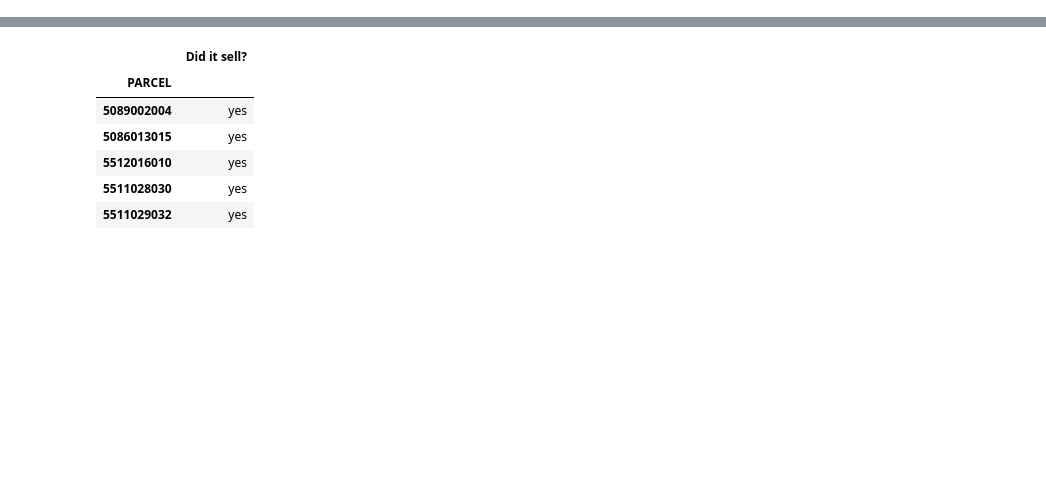
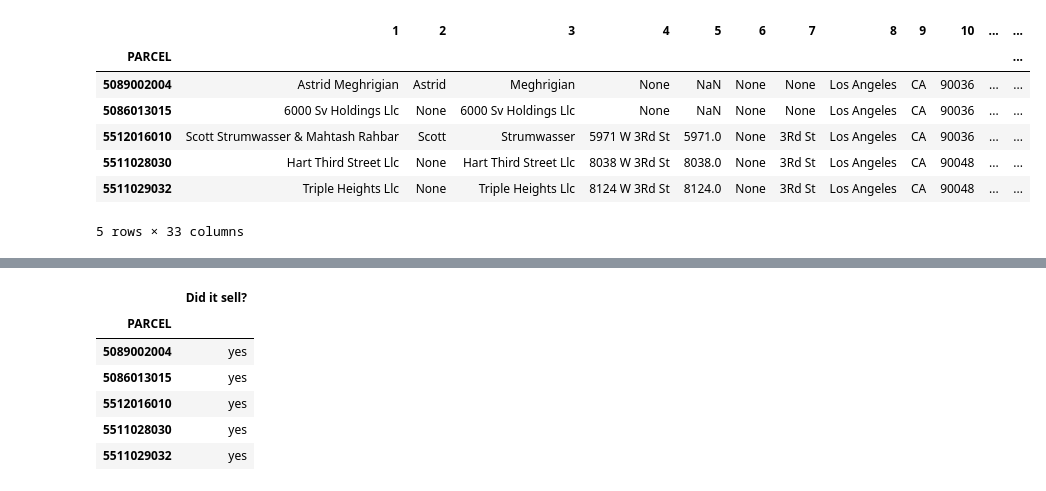
Before and after one commit to mhorstman/Final_Project_Team_1, a Jupyter notebook: Beverly_Grove.ipynb, the cells around one changed output, grey strips where cells are left out. Cells and saved outputs as stored; diff of their text form; code cells hidden in the pictures; blank space fills up the shorter version.

```diff
--- a/Beverly_Grove.ipynb
+++ b/Beverly_Grove.ipynb
@@ -105,0 +121,4 @@ Beverly_Grove_Sales_df.head()
+# %%
+conn = psycopg2.connect(host="localhost", port = 5432, database="beverly_grove_sales", user="postgres", password="mTM36[TU")
+# %%
+cur = conn.cursor()
@@ -105,0 +127,2 @@ Beverly_Grove_Sales_df.head()
+# %%
+query_results2 = cur.fetchall()
@@ -105,0 +140,15 @@ Beverly_Grove_Sales_df.head()
+# %%
+# change the index to to be the first column
+
+Beverly_Grove_Sales_df = Beverly_Grove_Sales_df.rename(columns={0:'PARCEL'})
+Beverly_Grove_Sales_df.set_index('PARCEL', inplace=True)
+Beverly_Grove_Sales_df.head()
+# %% [output]
+|  | 1 | 2 | 3 | 4 | 5 | 6 | 7 | 8 | 9 | 10 | ... | ... |
+| PARCEL |  |  |  |  |  |  |  |  |  |  |  | ... |
+| 5089002004 | Astrid Meghrigian | Astrid | Meghrigian | None | NaN | None | None | Los Angeles | CA | 90036 | ... | ... |
+| 5086013015 | 6000 Sv Holdings Llc | None | 6000 Sv Holdings Llc | None | NaN | None | None | Los Angeles | CA | 90036 | ... | ... |
+| 5512016010 | Scott Strumwasser & Mahtash Rahbar | Scott | Strumwasser | 5971 W 3Rd St | 5971.0 | None | 3Rd St | Los Angeles | CA | 90036 | ... | ... |
+| 5511028030 | Hart Third Street Llc | None | Hart Third Street Llc | 8038 W 3Rd St | 8038.0 | None | 3Rd St | Los Angeles | CA | 90048 | ... | ... |
+| 5511029032 | Triple Heights Llc | None | Triple Heights Llc | 8124 W 3Rd St | 8124.0 | None | 3Rd St | Los Angeles | CA | 90048 | ... | ... |
+5 rows × 33 columns
```
Also changed, not shown: parts of 39 cells of this notebook.
